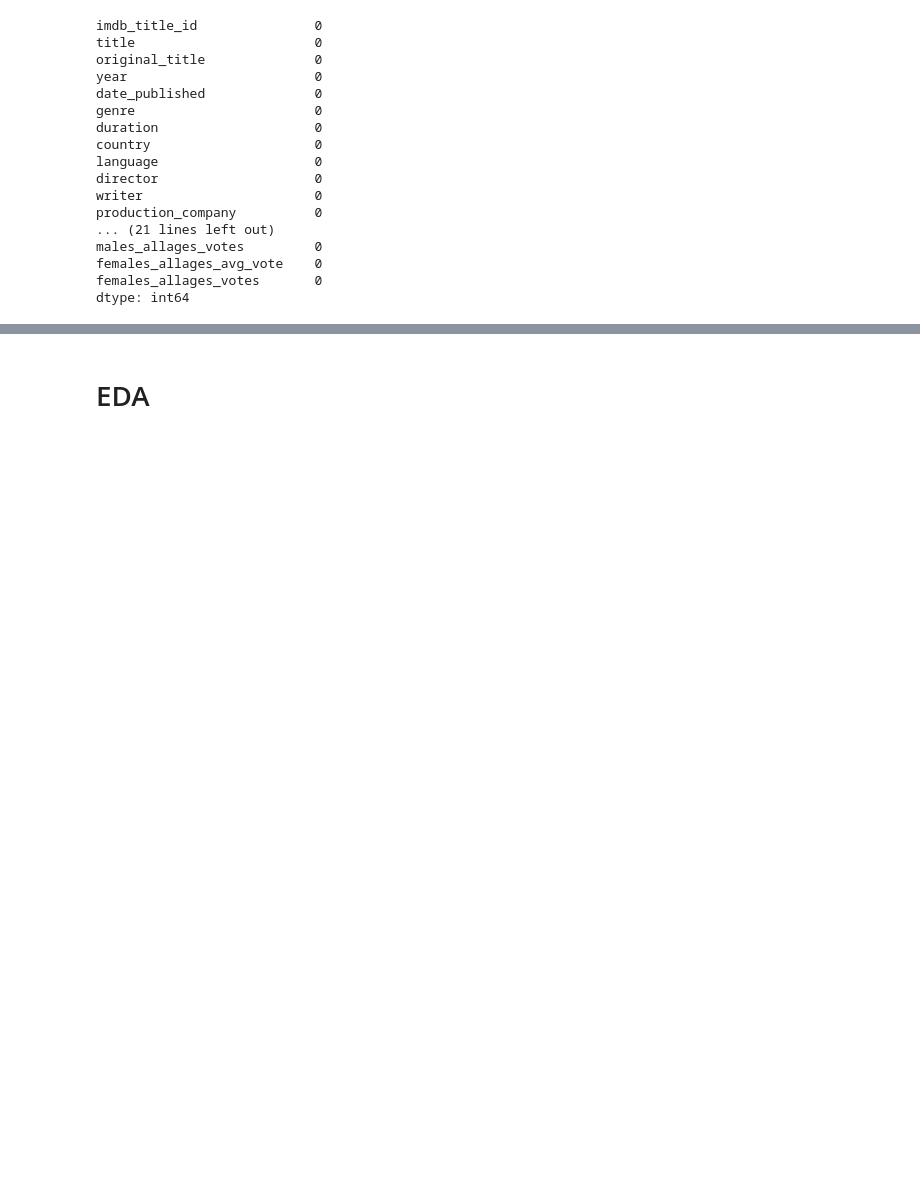
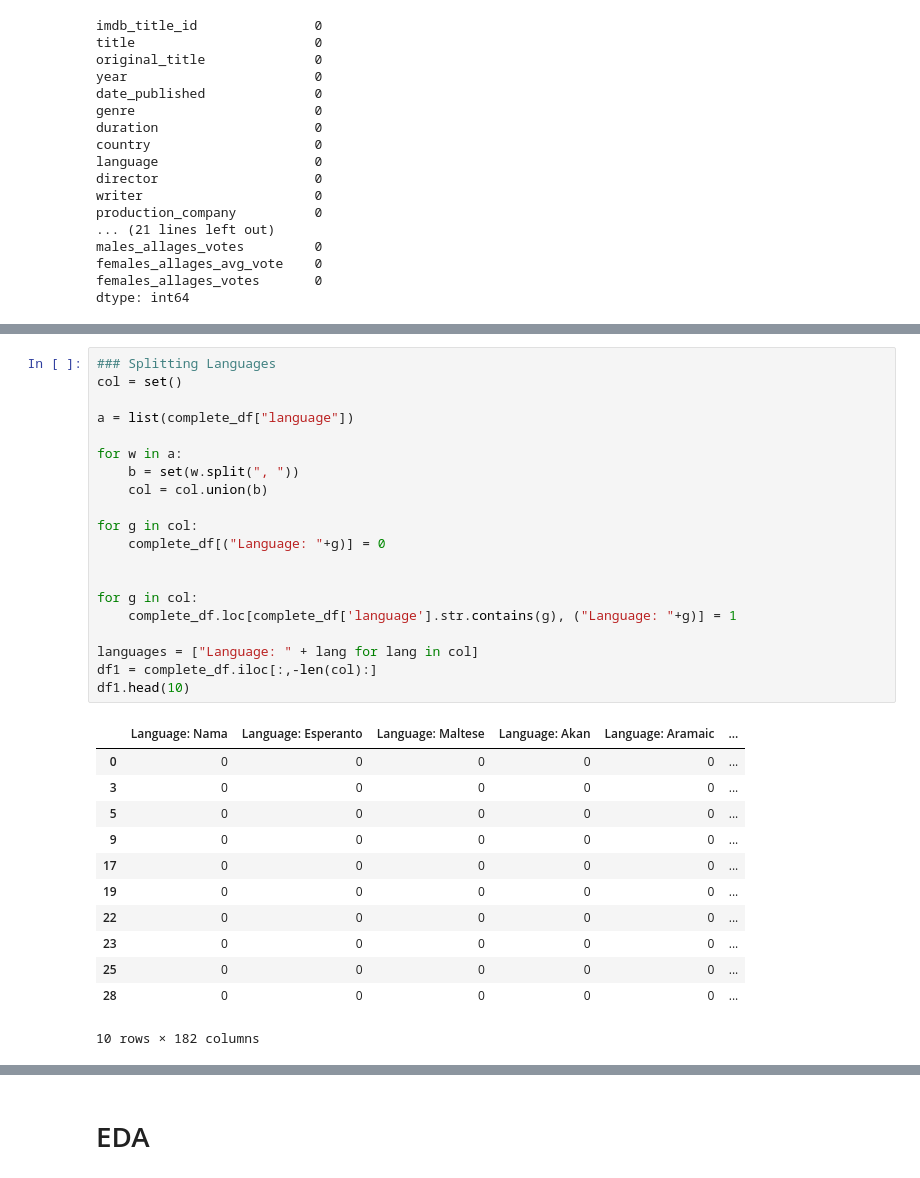
Before and after one commit to paola-perezrivera/CS418-Movie-Model, a Jupyter notebook: IMDb.ipynb, the cells around one changed output, grey strips where cells are left out. Saved outputs shown, nothing was run; the diff lists cells and outputs as text; blank space fills up the shorter version.

```diff
--- a/IMDb.ipynb
+++ b/IMDb.ipynb
@@ -182 +183,34 @@ complete_df.head(10)
+# %%
+### Splitting Languages
+col = set()
+
+a = list(complete_df["language"])
+
+for w in a:
+    b = set(w.split(", "))
+    col = col.union(b)
+
+for g in col:
+    complete_df[("Language: "+g)] = 0
+
+
+for g in col:
+    complete_df.loc[complete_df['language'].str.contains(g), ("Language: "+g)] = 1
+
+languages = ["Language: " + lang for lang in col]
+df1 = complete_df.iloc[:,-len(col):]
+df1.head(10)
+# %% [output]
+|  | Language: Nama | Language: Esperanto | Language: Maltese | Language: Akan | Language: Aramaic | ... |
+| 0 | 0 | 0 | 0 | 0 | 0 | ... |
+| 3 | 0 | 0 | 0 | 0 | 0 | ... |
+| 5 | 0 | 0 | 0 | 0 | 0 | ... |
+| 9 | 0 | 0 | 0 | 0 | 0 | ... |
+| 17 | 0 | 0 | 0 | 0 | 0 | ... |
+| 19 | 0 | 0 | 0 | 0 | 0 | ... |
+| 22 | 0 | 0 | 0 | 0 | 0 | ... |
+| 23 | 0 | 0 | 0 | 0 | 0 | ... |
+| 25 | 0 | 0 | 0 | 0 | 0 | ... |
+| 28 | 0 | 0 | 0 | 0 | 0 | ... |
+10 rows × 182 columns
 # %%
```
Also changed, not shown: parts of 23 cells of this notebook.
